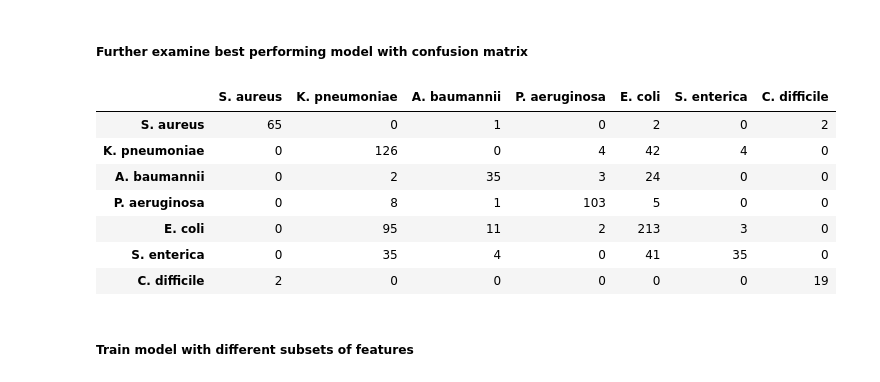
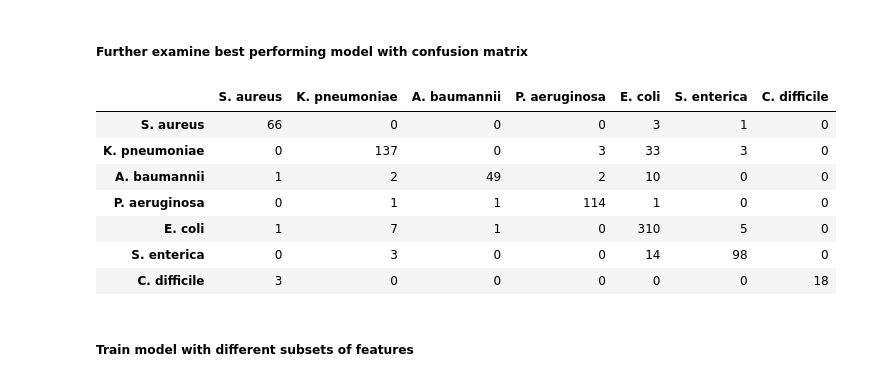
Before and after one commit to dimiboeckaerts/BacteriophageHostPrediction, a Jupyter notebook: RBP_host_prediction.ipynb, the cells around one changed output. Saved outputs shown, nothing was run; the diff lists cells and outputs as text; code cells hidden in the pictures.

```diff
--- a/RBP_host_prediction.ipynb
+++ b/RBP_host_prediction.ipynb
@@ -157,7 +157,7 @@ redundancy_dict
 # corresponding row and columns.
 cross_species = {}
 cross_coli_staph = {}
-colors = ['salmon', 'gold', 'plum', 'lightskyblue', 'limegreen', 'firebrick', 'royalblue']
+colors = ['#d35f5fff', '#ff9955ff', '#ac9d93ff', '#5fbcd3ff', '#8dd35fff', 'royalblue', 'salmon']
 labels = ['S. aureus', 'K. pneumoniae', 'A. baumannii', 'P. aeruginosa', 'E. coli', 'S. enterica', 'C. difficile']
 threshold = 0.95
 fig, ax = plt.subplots(figsize=(10,10))
@@ -168,7 +168,9 @@ for i in range(alignment_scores.shape[0]):
         if (alignment_scores[i,j] >= threshold) & (dummies[i] == dummies[j]):
             ax.scatter(j, i, c='grey', s=3)
 
-        elif (alignment_scores[i,j] >= threshold) & (dummies[i] != dummies[j]):
+for i in range(alignment_scores.shape[0]):
+    for j in range(alignment_scores.shape[1]):
+        if (alignment_scores[i,j] >= threshold) & (dummies[i] != dummies[j]):
             ax.scatter(j, i, c=colors[dummies[j]], s=8, label=labels[dummies[j]])
 
             # add to dict for later analyses
@@ -185,7 +187,7 @@ for i in range(alignment_scores.shape[0]):
 
 #row_indices = []
 #for item in cross_species:
-#    if (cross_species.count(item) >= 2) & (item not in row_indices):
+#    if (len(cross_species[item]) >= 2) & (item not in row_indices):
 #        row_indices.append(item)
 #        ax.axvline(item, lw=0.5, color=colors[dummies[item]])
 
@@ -602,30 +606,30 @@ fig.savefig('weighted_PR_curves.png', dpi=400)
 ##### Further examine best performing model with confusion matrix
 # %%
 # train model again
-groups_array = RBP_f.define_groups(alignment_scores, threshold=0.5)
+groups_array = RBP_f.define_groups(alignment_scores, threshold=1)
 features['class'] = np.asarray(dummies)
 features_array = features.values
 class_weights = [dummies.count(0), dummies.count(1), dummies.count(2), dummies.count(3), dummies.count(4),
            dummies.count(5), dummies.count(6)]
-_, preds = NestedGroupKFoldProba(model=pipe_rf, X=features_array[:, :-1], y=features_array[:,-1],
+_, preds = RBP_f.NestedGroupKFoldProba(model=pipe_rf, X=features_array[:, :-1], y=features_array[:,-1],
                                    parameter_grid=param_grid_rf, groups=groups_array, class_weights=class_weights)
 
 # columns are predicted classes, rows are actual classes
 conf_mat = confusion_matrix(features_array[:,-1], preds)
 cm = pd.DataFrame(conf_mat)
 cm.rename(columns={0:'S. aureus', 1:'K. pneumoniae', 2:'A. baumannii', 3:'P. aeruginosa', 4:'E. coli',
                    5:'S. enterica', 6:'C. difficile'}, index={0:'S. aureus', 1:'K. pneumoniae', 2:'A. baumannii',
                     3:'P. aeruginosa', 4:'E. coli', 5:'S. enterica', 6:'C. difficile'}, inplace=True)
 cm
 # %% [output]
 |  | S. aureus | K. pneumoniae | A. baumannii | P. aeruginosa | E. coli | S. enterica | C. difficile |
-| S. aureus | 65 | 0 | 1 | 0 | 2 | 0 | 2 |
-| K. pneumoniae | 0 | 126 | 0 | 4 | 42 | 4 | 0 |
-| A. baumannii | 0 | 2 | 35 | 3 | 24 | 0 | 0 |
-| P. aeruginosa | 0 | 8 | 1 | 103 | 5 | 0 | 0 |
-| E. coli | 0 | 95 | 11 | 2 | 213 | 3 | 0 |
-| S. enterica | 0 | 35 | 4 | 0 | 41 | 35 | 0 |
-| C. difficile | 2 | 0 | 0 | 0 | 0 | 0 | 19 |
+| S. aureus | 66 | 0 | 0 | 0 | 3 | 1 | 0 |
+| K. pneumoniae | 0 | 137 | 0 | 3 | 33 | 3 | 0 |
+| A. baumannii | 1 | 2 | 49 | 2 | 10 | 0 | 0 |
+| P. aeruginosa | 0 | 1 | 1 | 114 | 1 | 0 | 0 |
+| E. coli | 1 | 7 | 1 | 0 | 310 | 5 | 0 |
+| S. enterica | 0 | 3 | 0 | 0 | 14 | 98 | 0 |
+| C. difficile | 3 | 0 | 0 | 0 | 0 | 0 | 18 |
 # %% [markdown]
 ##### Train model with different subsets of features
 # %% [raw]
```
Also changed, not shown: parts of 16 cells of this notebook, 1 other file.
